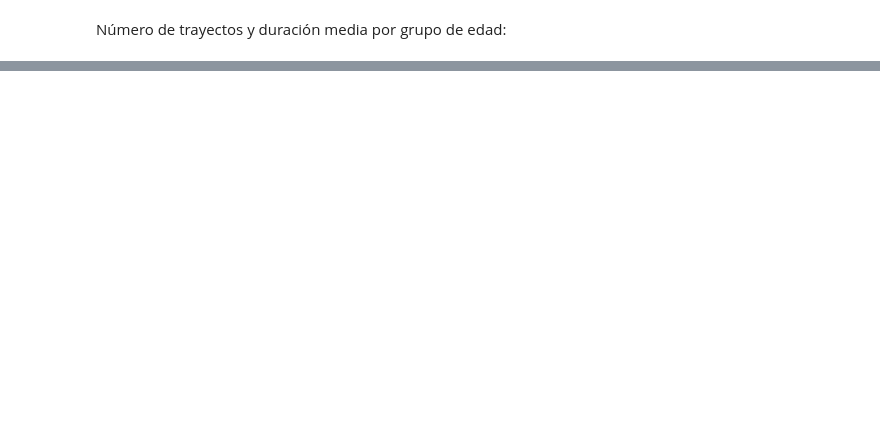
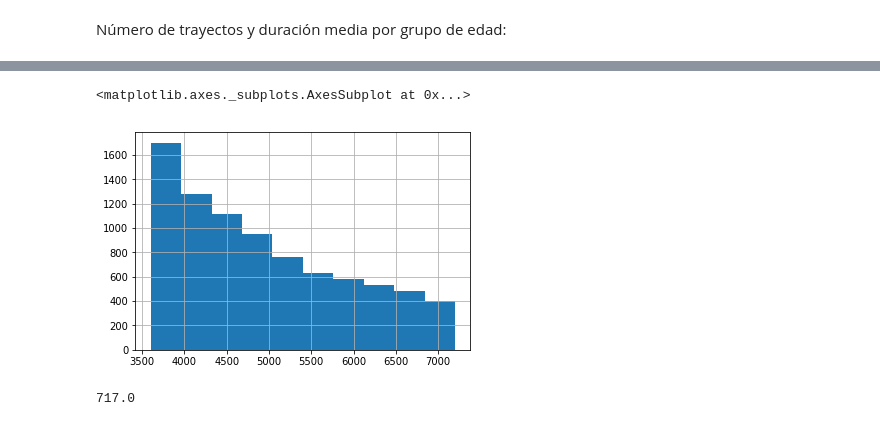
Before and after one commit to vlavandeira/tfm-bicimad, a Jupyter notebook: 1-Data wrangling.ipynb, the cells around one changed output, grey strips where cells are left out. Cells and saved outputs as stored; diff of their text form; code cells hidden in the pictures; blank space fills up the shorter version.

```diff
--- a/1-Data wrangling.ipynb
+++ b/1-Data wrangling.ipynb
@@ -308,0 +353,10 @@ rides.loc[96274]['track']
+# %%
+#Histograma de rides entre 1 y 2 horas (menos de un 5% de los trayectos)
+rides['travel_time'][rides.travel_time.between(3600,7200)].hist()
+# %% [output]
+<matplotlib.axes._subplots.AxesSubplot at 0x...>
+[figure, added]
+# %%
+rides['travel_time'].quantile(0.5)
+# %% [output]
+717.0
```
Also changed, not shown: parts of 97 cells of this notebook, 1 other file.
